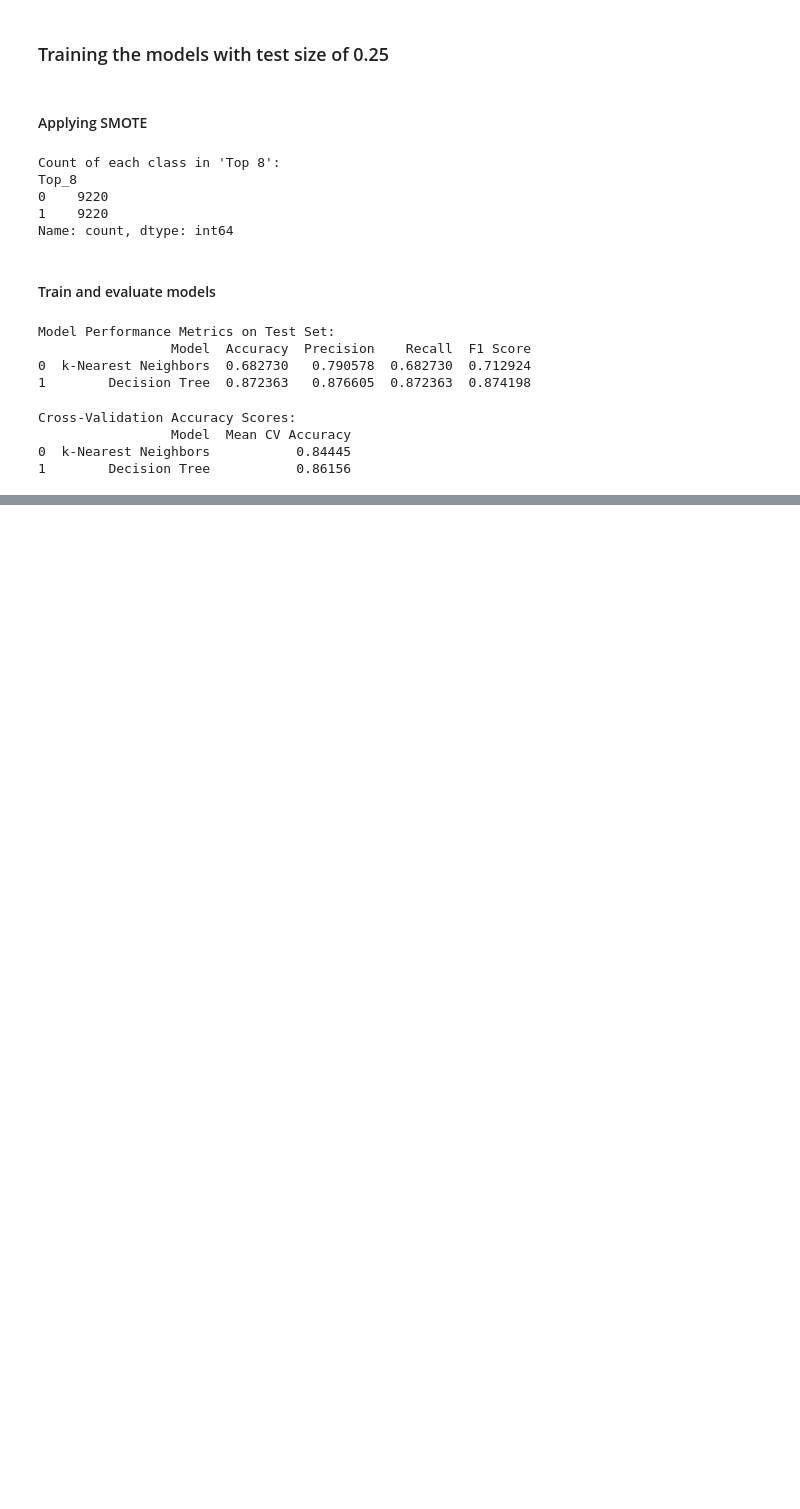
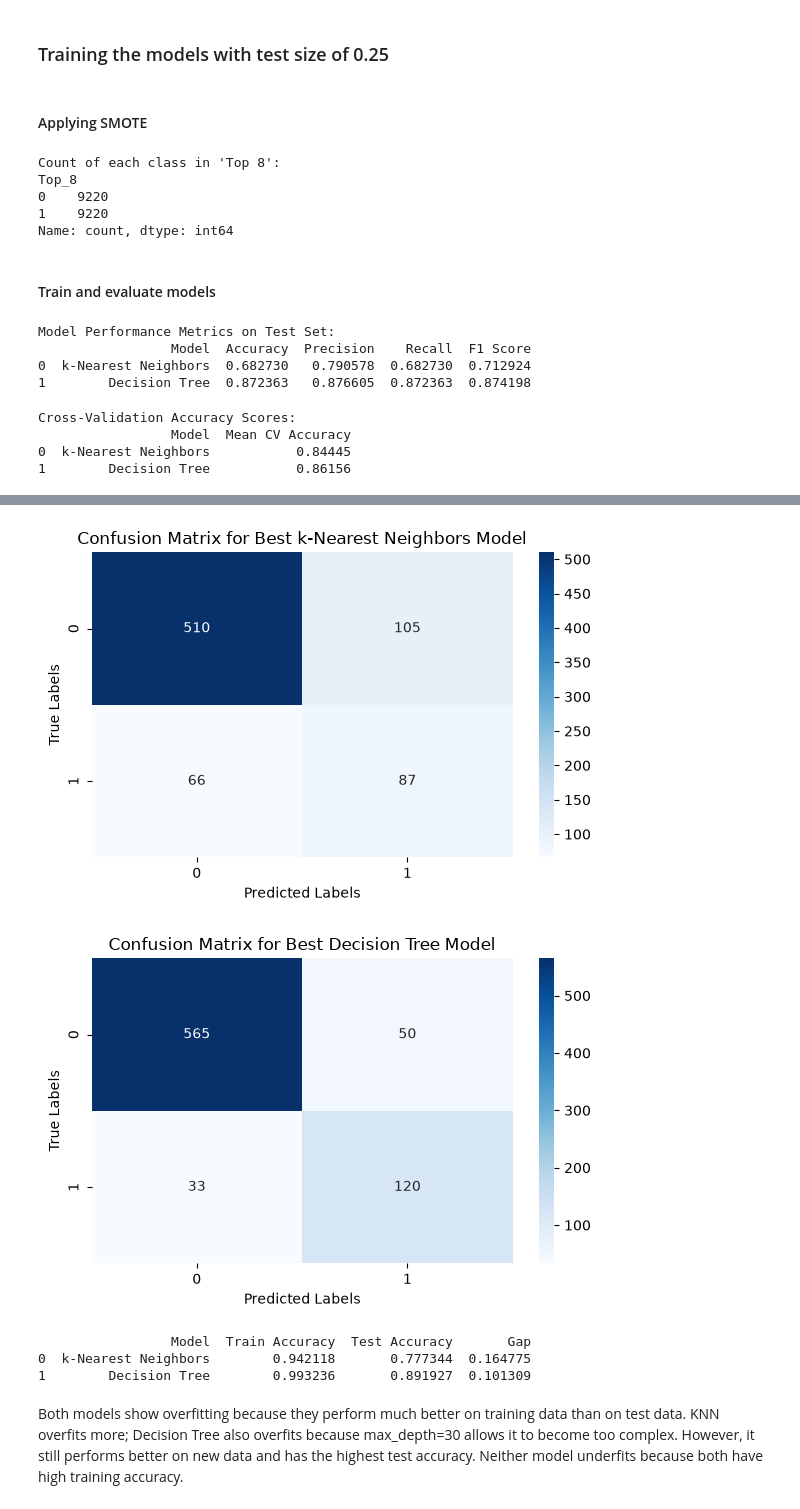
Before and after one commit to mafs794/Gymnastics-Prediction-Machine-Learning-CA1, a Jupyter notebook: ca1_2026794.ipynb, the cells around one changed output, grey strips where cells are left out. Saved outputs shown, nothing was run; the diff lists cells and outputs as text; code cells hidden in the pictures; blank space fills up the shorter version.

```diff
--- a/ca1_2026794.ipynb
+++ b/ca1_2026794.ipynb
@@ -556,10 +552,12 @@ XS_train, ys_train = smote.fit_resample(X_train, y_train)
 
 # Apply GridSearchCV for each classifier and evaluate performance metric scores
 results = []
+grid_searches = {}
 for name, classifier in classifiers.items():
     print(f"Running GridSearchCV for {name}...")
     grid_search = GridSearchCV(estimator=classifier, param_grid=param_grids[name], cv = 5, n_jobs = -1, verbose = 2)
-    grid_search.fit(X_train, y_train)
+    grid_search.fit(XS_train, ys_train)
+    grid_searches[name] = grid_search
 
     # Best model from grid search
     best_model = grid_search.best_estimator_
@@ -610,12 +608,7 @@ Model Performance Metrics on Test Set after GridSearchCV:
 1  {'max_depth': 30, 'min_samples_leaf': 1, 'min_...
 # %%
-# Cross-validation for accuracy on the full dataset using best models
+# Mean cross-validation accuracy of the best parameters found by GridSearchCV
+# (5-fold CV on the scaled + SMOTE training set of the 0.05 split)
 cv_results = []
-for name, classifier in classifiers.items():
-    # Get the best model from GridSearchCV
-    grid_search = GridSearchCV(estimator=classifier, param_grid=param_grids[name], cv=5, n_jobs=-1, verbose=2)
-    grid_search.fit(X_train, y_train)
-    best_model = grid_search.best_estimator_
-
-    cv_scores = cross_val_score(best_model, X, y, cv=5, scoring='accuracy')
-    cv_results.append([name, cv_scores.mean()])
+for name, grid_search in grid_searches.items():
+    cv_results.append([name, grid_search.best_score_])
@@ -649,0 +677,43 @@ Cross-Validation Accuracy Scores after GridSearchCV:
+# %%
+# Compute confusion matrix
+# Confusion matrix for each model (best parameters from GridSearchCV, 0.05 split)
+for name, grid_search in grid_searches.items():
+    # Predict on the test set with the best model
+    grid_predictions = grid_search.best_estimator_.predict(X_test)
+
+    # Compute confusion matrix
+    cmG = confusion_matrix(y_test, grid_predictions)
+
+    # Plot confusion matrix
+    plt.figure(figsize = (6,4))
+    sns.heatmap(cmG, annot = True, fmt = 'd', cmap = 'Blues')
+    plt.xlabel('Predicted Labels')
+    plt.ylabel('True Labels')
+    plt.title(f'Confusion Matrix for Best {name} Model')
+    plt.tight_layout()
+    plt.show()   # REQUIRED to display the heatmap
+# %% [output]
+[figure, added]
+[figure, added]
+# %%
+# Over/underfitting check: compare training accuracy with test accuracy for the tuned models
+fit_results = []
+for name, grid_search in grid_searches.items():
+    best_model = grid_search.best_estimator_
+
+    # Accuracy on the data the model was trained on (SMOTE training set)
+    train_accuracy = accuracy_score(ys_train, best_model.predict(XS_train))
+
+    # Accuracy on unseen data (test set)
+    test_accuracy = accuracy_score(y_test, best_model.predict(X_test))
+
+    fit_results.append([name, train_accuracy, test_accuracy, train_accuracy - test_accuracy])
+
+fit_df = pd.DataFrame(fit_results, columns=["Model", "Train Accuracy", "Test Accuracy", "Gap"])
+print(fit_df)
+# %% [output]
+                 Model  Train Accuracy  Test Accuracy       Gap
+0  k-Nearest Neighbors        0.942118       0.777344  0.164775
+1        Decision Tree        0.993236       0.891927  0.101309
+# %% [markdown]
+Both models show overfitting because they perform much better on training data than on test data. KNN overfits more; Decision Tree also overfits because max_depth=30 allows it to become too complex. However, it still performs better on new data and has the highest test accuracy. Neither model underfits because both have high training accuracy.
```
Also changed, not shown: parts of 16 cells of this notebook.
